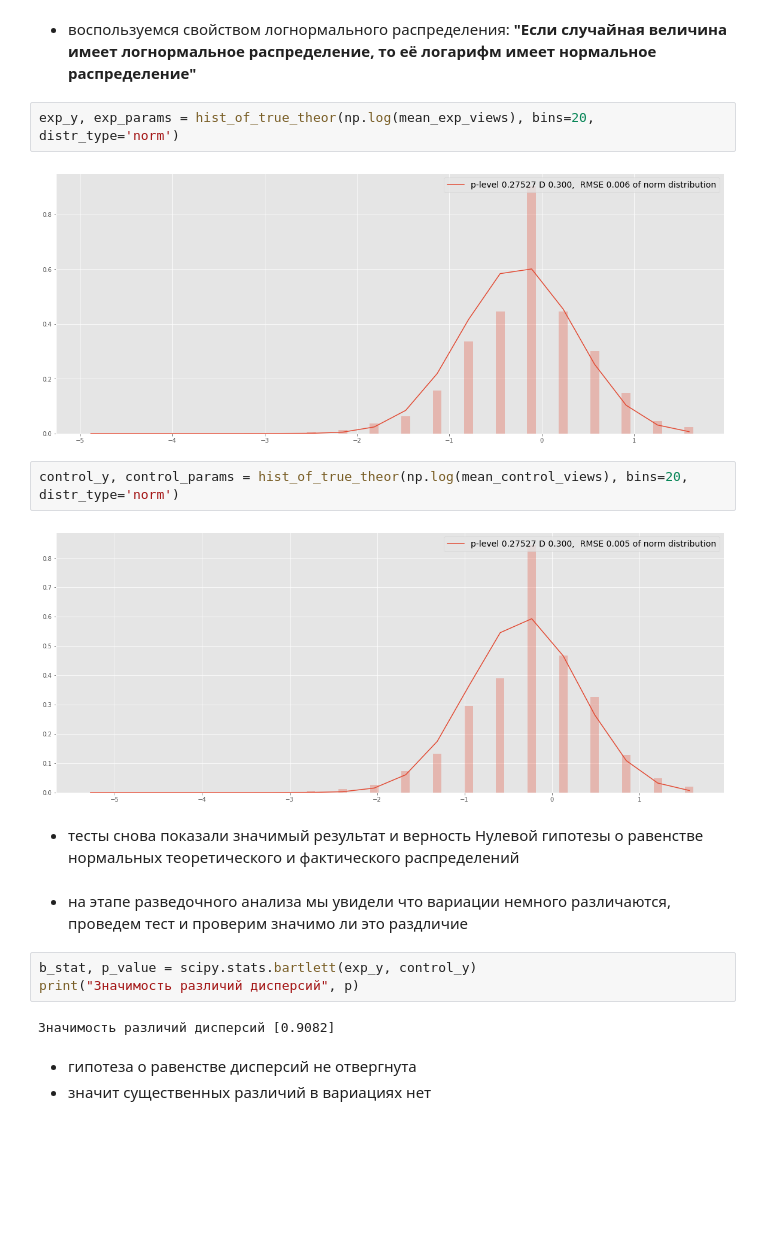
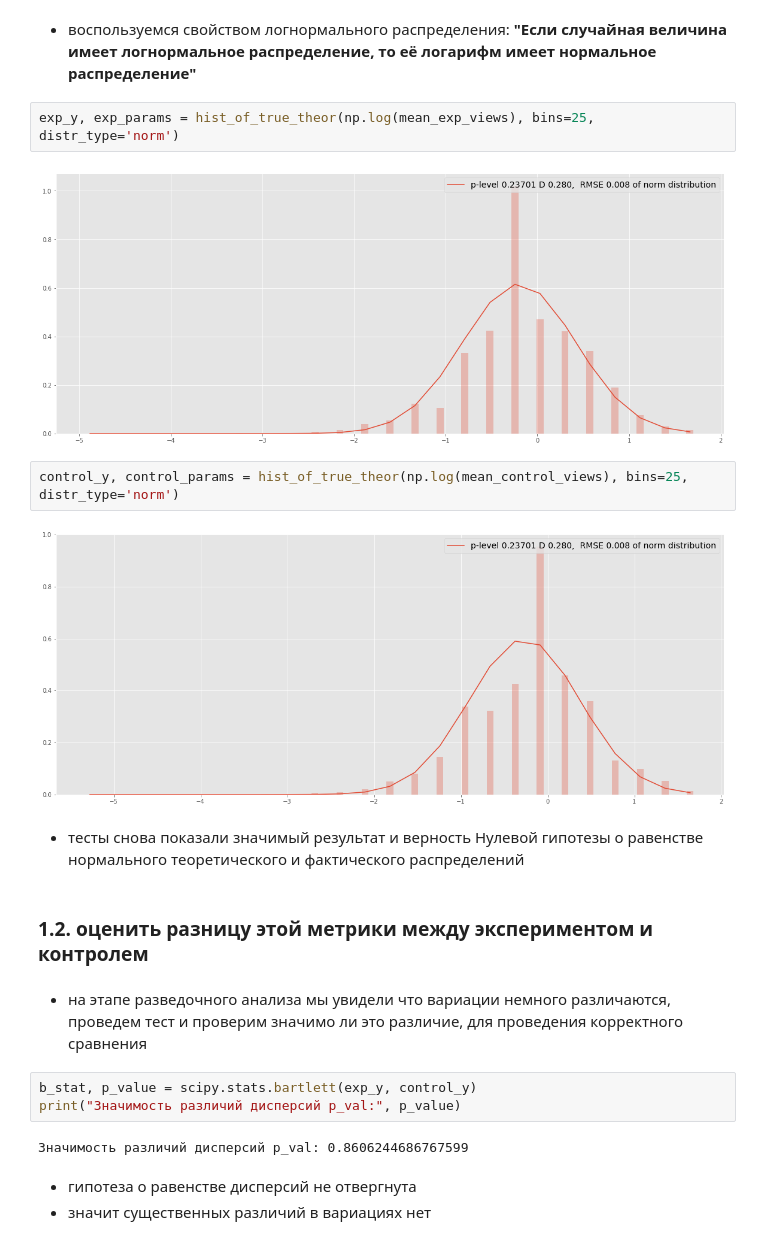
Before and after one commit to MLDPEngineer/statistical_hypothesis_testing, a Jupyter notebook: Statistical hypothesis testing.ipynb, the cells around one changed output. Drawn from its saved outputs; the diff is of its cells as text; blank space fills up the shorter version.

```diff
--- a/Statistical hypothesis testing.ipynb
+++ b/Statistical hypothesis testing.ipynb
@@ -318,22 +316,24 @@ _, _ = hist_of_true_theor(mean_control_views, bins=BINS)
 # %% [markdown]
 - воспользуемся свойством логнормального распределения: <b>"Если случайная величина имеет логнормальное распределение, то её логарифм имеет нормальное распределение"</b>
 # %%
-exp_y, exp_params = hist_of_true_theor(np.log(mean_exp_views), bins=20, distr_type='norm')
+exp_y, exp_params = hist_of_true_theor(np.log(mean_exp_views), bins=25, distr_type='norm')
 # %% [output]
-[figure, old version]
+[figure, new version]
 # %%
-control_y, control_params = hist_of_true_theor(np.log(mean_control_views), bins=20, distr_type='norm')
+control_y, control_params = hist_of_true_theor(np.log(mean_control_views), bins=25, distr_type='norm')
 # %% [output]
-[figure, old version]
+[figure, new version]
 # %% [markdown]
-- тесты снова показали значимый результат и верность Нулевой гипотезы о равенстве нормальных теоретического и фактического распределений
+- тесты снова показали значимый результат и верность Нулевой гипотезы о равенстве нормального теоретического и фактического распределений
+# %% [markdown]
+### 1.2. оценить разницу этой метрики между экспериментом и контролем
 # %% [markdown]
-- на этапе разведочного анализа мы увидели что вариации немного различаются, проведем тест и проверим значимо ли это раздличие
+- на этапе разведочного анализа мы увидели что вариации немного различаются, проведем тест и проверим значимо ли это различие, для проведения корректного сравнения
 # %%
 b_stat, p_value = scipy.stats.bartlett(exp_y, control_y)
-print("Значимость различий дисперсий", p)
+print("Значимость различий дисперсий p_val:", p_value)
 # %% [output]
-Значимость различий дисперсий [0.9082]
+Значимость различий дисперсий p_val: 0.8606244686767599
 # %% [markdown]
 - гипотеза о равенстве дисперсий не отвергнута
 - значит существенных различий в вариациях нет
```
Also changed, not shown: parts of 24 cells of this notebook.
